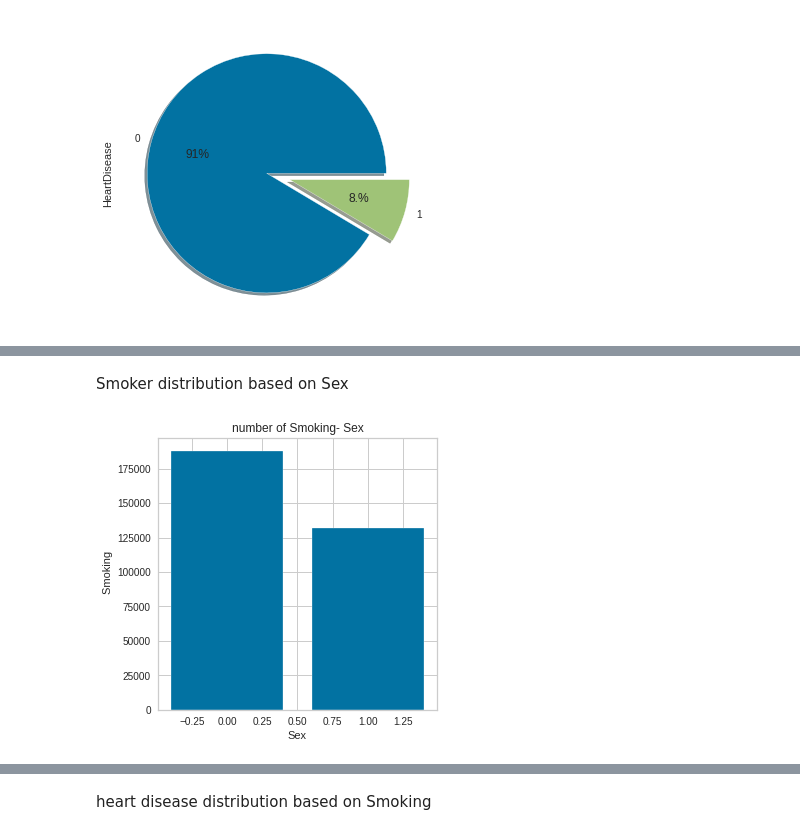
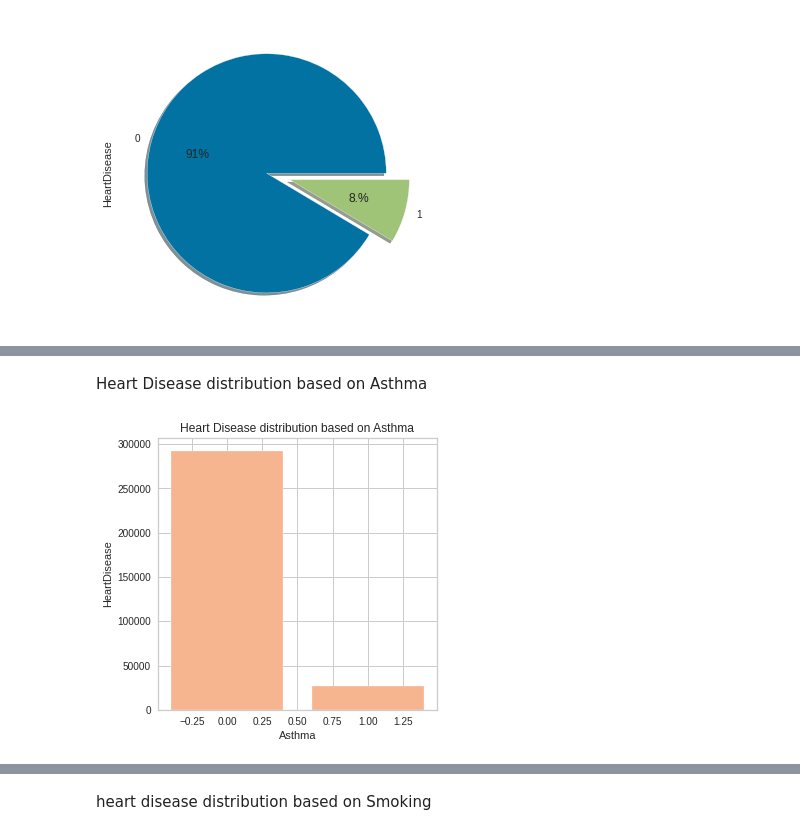
Before and after one commit to MaliheDahmardeh/project, a Jupyter notebook: Copy_of_Untitled0.ipynb, the cells around one changed output, grey strips where cells are left out. Drawn from its saved outputs; the diff is of its cells as text; code cells hidden in the pictures.

```diff
--- a/Copy_of_Untitled0.ipynb
+++ b/Copy_of_Untitled0.ipynb
@@ -220,0 +241,8 @@ plt.show()
+# %%
+sb.set_palette('rocket_r')
+plt.figure(figsize=(15, 4))
+sb.stripplot(data=heart_disease_df, x='HeartDisease', y='BMI')
+plt.title('BMI and Heart Disease')
+plt.xlabel('HeartDisease')
+plt.ylabel('BMI')
+plt.show()
@@ -221,13 +251,13 @@ plt.show()
 # %% [markdown]
-Smoker distribution based on Sex
+Heart Disease distribution based on Asthma
 # %%
-_x = heart_disease_df['Sex'].value_counts().index
-_y = heart_disease_df['Smoking'].value_counts()
+_x = heart_disease_df['Asthma'].value_counts().index
+_y = heart_disease_df['HeartDisease'].value_counts()
 plt.figure(figsize= (5,5))
 plt.bar(_x,_y)
-plt.title('number of Smoking- Sex')
-plt.xlabel('Sex')
-plt.ylabel(' Smoking')
+plt.title('Heart Disease distribution based on Asthma')
+plt.xlabel('Asthma')
+plt.ylabel('HeartDisease')
 plt.show()
 # %% [output]
-[figure, old version]
+[figure, new version]
```
Also changed, not shown: parts of 5 cells of this notebook.
